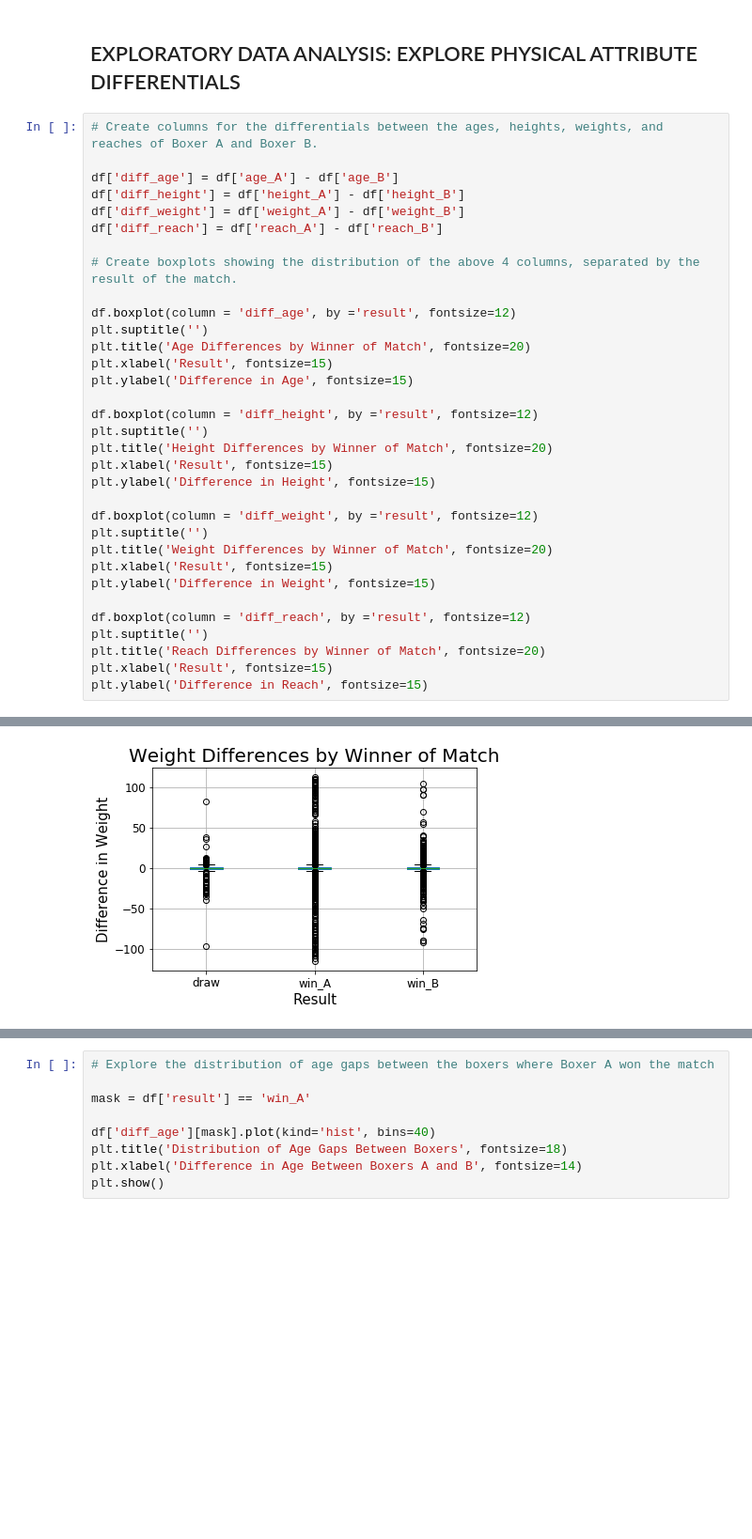
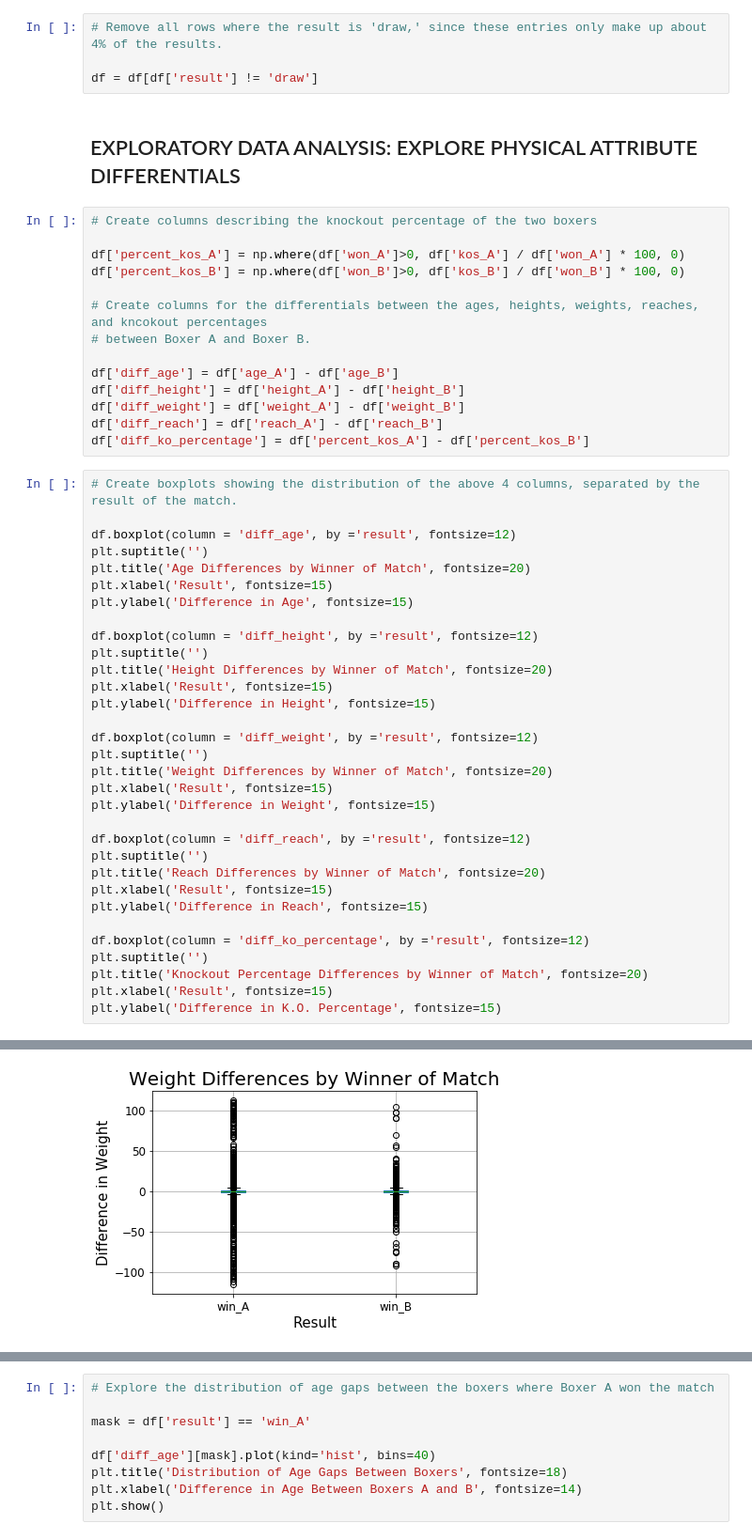
Before and after one commit to taylorcoder/Springboard, a Jupyter notebook: Capstone 1.ipynb, the cells around one changed output, grey strips where cells are left out. Shown: that part at 94% size. Cells and saved outputs as stored; diff of their text form; blank space fills up the shorter version.

```diff
--- a/Capstone 1.ipynb
+++ b/Capstone 1.ipynb
@@ -59,16 +56,27 @@ win_B     959
 draw      282
 Name: result, dtype: int64
 [figure]
+# %%
+# Remove all rows where the result is 'draw,' since these entries only make up about 4% of the results.
+
+df = df[df['result'] != 'draw']
 # %% [markdown]
 ## EXPLORATORY DATA ANALYSIS: EXPLORE PHYSICAL ATTRIBUTE DIFFERENTIALS
+# %%
+# Create columns describing the knockout percentage of the two boxers
+
+df['percent_kos_A'] = np.where(df['won_A']>0, df['kos_A'] / df['won_A'] * 100, 0)
+df['percent_kos_B'] = np.where(df['won_B']>0, df['kos_B'] / df['won_B'] * 100, 0)
+
+# Create columns for the differentials between the ages, heights, weights, reaches, and kncokout percentages
+# between Boxer A and Boxer B.
+
+df['diff_age'] = df['age_A'] - df['age_B']
+df['diff_height'] = df['height_A'] - df['height_B']
+df['diff_weight'] = df['weight_A'] - df['weight_B']
+df['diff_reach'] = df['reach_A'] - df['reach_B']
+df['diff_ko_percentage'] = df['percent_kos_A'] - df['percent_kos_B']
 # %%
-# Create columns for the differentials between the ages, heights, weights, and reaches of Boxer A and Boxer B.
-
-df['diff_age'] = df['age_A'] - df['age_B']
-df['diff_height'] = df['height_A'] - df['height_B']
-df['diff_weight'] = df['weight_A'] - df['weight_B']
-df['diff_reach'] = df['reach_A'] - df['reach_B']
-
 # Create boxplots showing the distribution of the above 4 columns, separated by the result of the match.
 
 df.boxplot(column = 'diff_age', by ='result', fontsize=12)
@@ -94,4 +102,10 @@ plt.suptitle('')
 plt.title('Reach Differences by Winner of Match', fontsize=20)
 plt.xlabel('Result', fontsize=15)
 plt.ylabel('Difference in Reach', fontsize=15)
+
+df.boxplot(column = 'diff_ko_percentage', by ='result', fontsize=12)
+plt.suptitle('')
+plt.title('Knockout Percentage Differences by Winner of Match', fontsize=20)
+plt.xlabel('Result', fontsize=15)
+plt.ylabel('Difference in K.O. Percentage', fontsize=15)
 # %% [output]
@@ -101 +115 @@ Text(0,0.5,'Difference in Reach')
-[figure, old version]
+[figure, new version]
```
Also changed, not shown: parts of 30 cells of this notebook.
